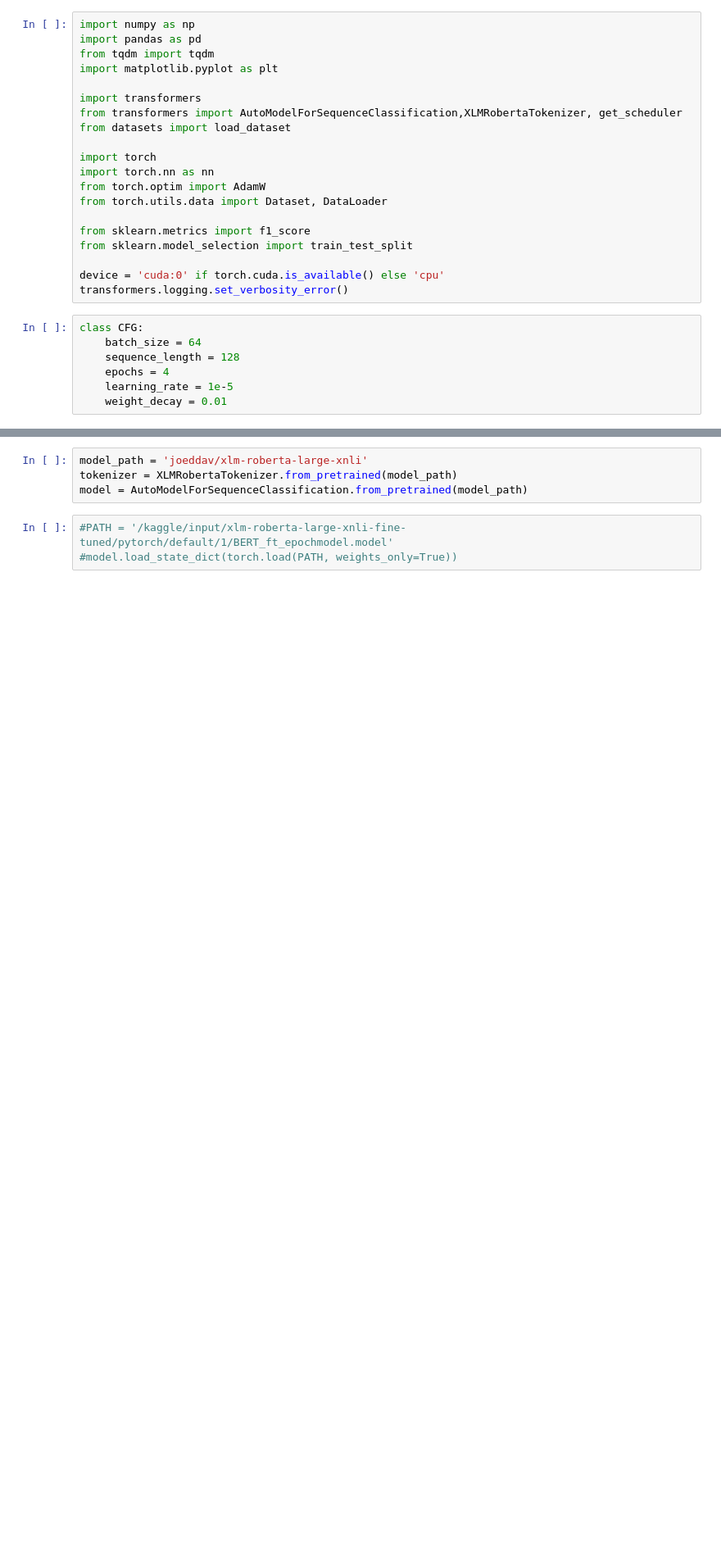
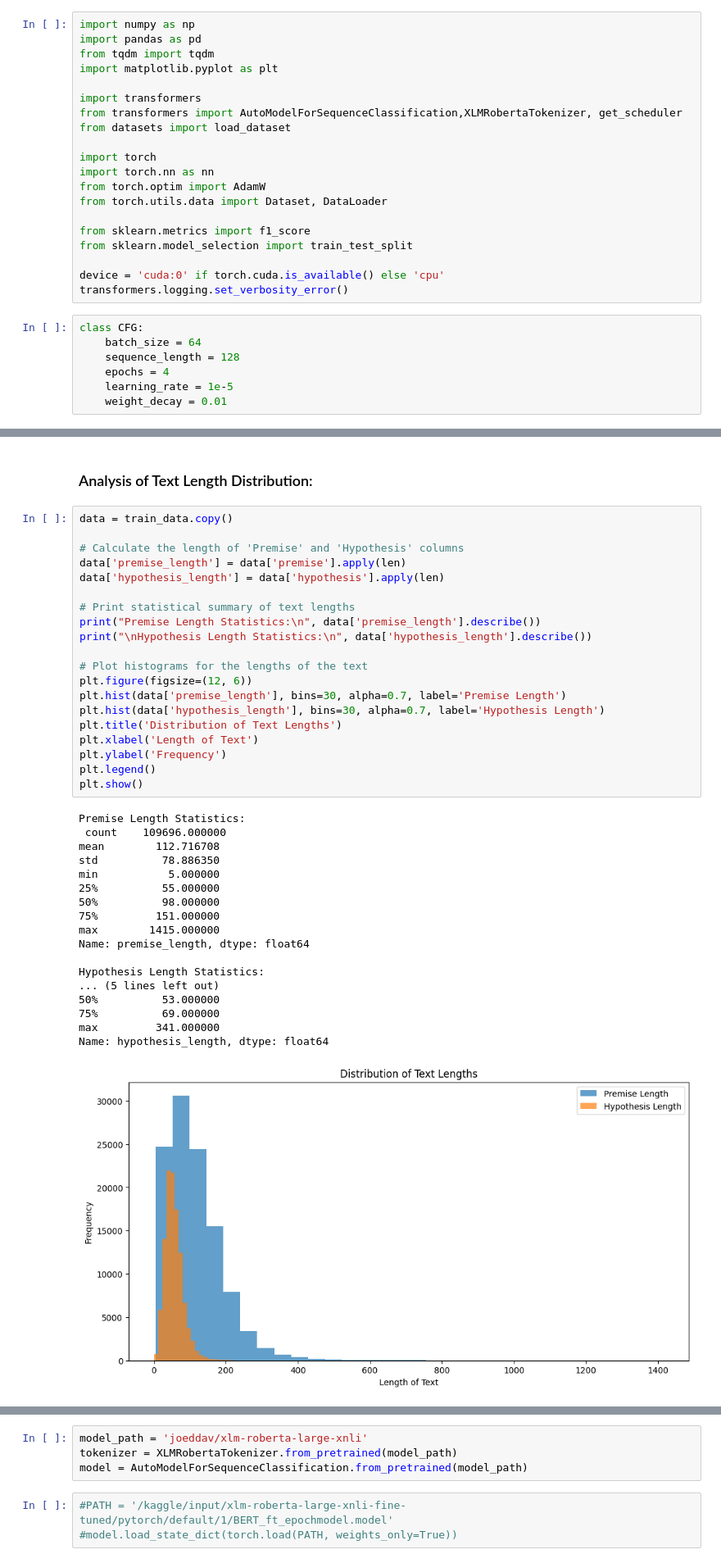
Before and after one commit to umutkavakli/contradictory-my-dear-watson, a Jupyter notebook: inzva-kaggle-competition.ipynb, the cells around one changed output, grey strips where cells are left out. Shown at 82% size. Cells and saved outputs as stored; diff of their text form; blank space fills up the shorter version.

```diff
--- a/inzva-kaggle-competition.ipynb
+++ b/inzva-kaggle-competition.ipynb
@@ -38,0 +169,41 @@ train_data.head()
+# %% [markdown]
+### Analysis of Text Length Distribution:
+# %%
+data = train_data.copy()
+
+# Calculate the length of 'Premise' and 'Hypothesis' columns
+data['premise_length'] = data['premise'].apply(len)
+data['hypothesis_length'] = data['hypothesis'].apply(len)
+
+# Print statistical summary of text lengths
+print("Premise Length Statistics:\n", data['premise_length'].describe())
+print("\nHypothesis Length Statistics:\n", data['hypothesis_length'].describe())
+
+# Plot histograms for the lengths of the text
+plt.figure(figsize=(12, 6))
+plt.hist(data['premise_length'], bins=30, alpha=0.7, label='Premise Length')
+plt.hist(data['hypothesis_length'], bins=30, alpha=0.7, label='Hypothesis Length')
+plt.title('Distribution of Text Lengths')
+plt.xlabel('Length of Text')
+plt.ylabel('Frequency')
+plt.legend()
+plt.show()
+# %% [output]
+Premise Length Statistics:
+ count    109696.000000
+mean        112.716708
+std          78.886350
+min           5.000000
+25%          55.000000
+50%          98.000000
+75%         151.000000
+max        1415.000000
+Name: premise_length, dtype: float64
+
+Hypothesis Length Statistics:
+... (5 lines left out)
+50%          53.000000
+75%          69.000000
+max         341.000000
+Name: hypothesis_length, dtype: float64
+[figure, added]
```
Also changed, not shown: parts of 19 cells of this notebook.
